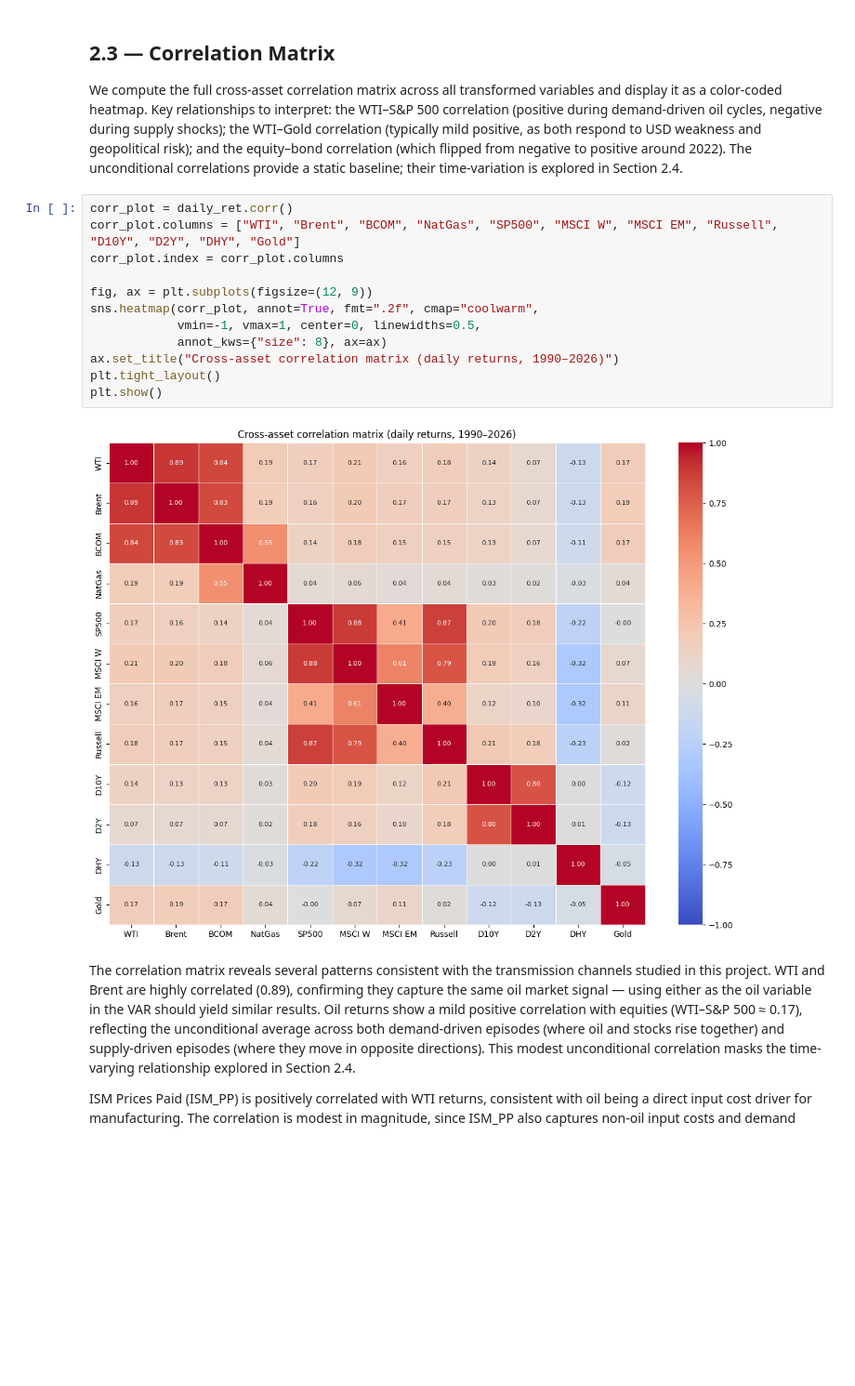
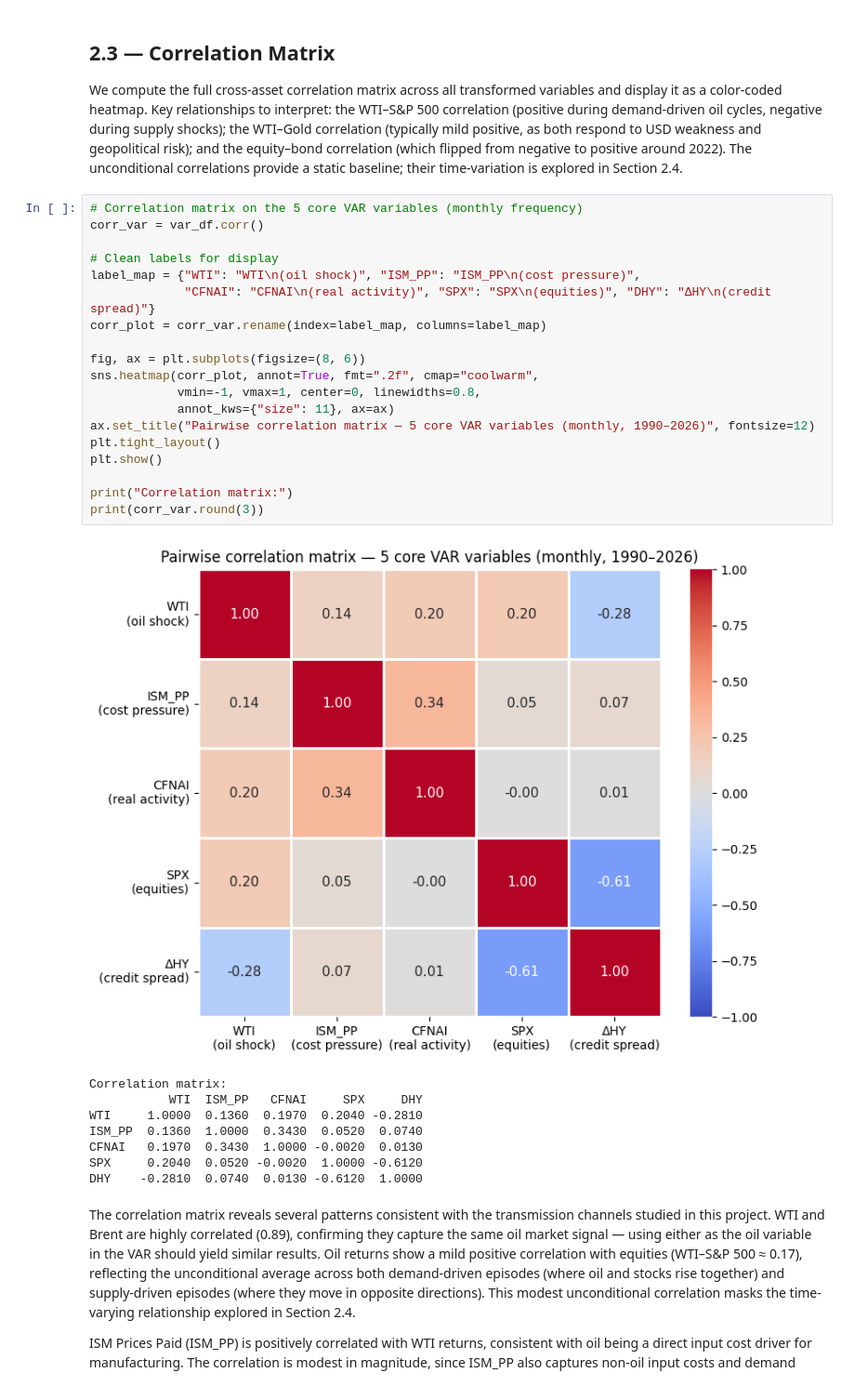
Before and after one commit to Altankaragulle/EMIF_Project_Oil, a Jupyter notebook: EMIF_Oil_Shock_Project.ipynb, the cells around one changed output. Shown at 93% size. Cells and saved outputs as stored; diff of their text form; blank space fills up the shorter version.

```diff
--- a/EMIF_Oil_Shock_Project.ipynb
+++ b/EMIF_Oil_Shock_Project.ipynb
@@ -456,19 +456,33 @@ ISM_PP and CFNAI are closer to Gaussian than the financial variables but still r
 
 We compute the full cross-asset correlation matrix across all transformed variables and display it as a color-coded heatmap. Key relationships to interpret: the WTI–S&P 500 correlation (positive during demand-driven oil cycles, negative during supply shocks); the WTI–Gold correlation (typically mild positive, as both respond to USD weakness and geopolitical risk); and the equity–bond correlation (which flipped from negative to positive around 2022). The unconditional correlations provide a static baseline; their time-variation is explored in Section 2.4.
 # %%
-corr_plot = daily_ret.corr()
-corr_plot.columns = ["WTI", "Brent", "BCOM", "NatGas", "SP500", "MSCI W", "MSCI EM", "Russell", "D10Y", "D2Y", "DHY", "Gold"]
-corr_plot.index = corr_plot.columns
+# Correlation matrix on the 5 core VAR variables (monthly frequency)
+corr_var = var_df.corr()
 
-fig, ax = plt.subplots(figsize=(12, 9))
+# Clean labels for display
+label_map = {"WTI": "WTI\n(oil shock)", "ISM_PP": "ISM_PP\n(cost pressure)",
+             "CFNAI": "CFNAI\n(real activity)", "SPX": "SPX\n(equities)", "DHY": "ΔHY\n(credit spread)"}
+corr_plot = corr_var.rename(index=label_map, columns=label_map)
+
+fig, ax = plt.subplots(figsize=(8, 6))
 sns.heatmap(corr_plot, annot=True, fmt=".2f", cmap="coolwarm",
-            vmin=-1, vmax=1, center=0, linewidths=0.5,
-            annot_kws={"size": 8}, ax=ax)
-ax.set_title("Cross-asset correlation matrix (daily returns, 1990–2026)")
+            vmin=-1, vmax=1, center=0, linewidths=0.8,
+            annot_kws={"size": 11}, ax=ax)
+ax.set_title("Pairwise correlation matrix — 5 core VAR variables (monthly, 1990–2026)", fontsize=12)
 plt.tight_layout()
 plt.show()
+
+print("Correlation matrix:")
+print(corr_var.round(3))
 # %% [output]
-[figure, old version]
+[figure, new version]
+Correlation matrix:
+           WTI  ISM_PP   CFNAI     SPX     DHY
+WTI     1.0000  0.1360  0.1970  0.2040 -0.2810
+ISM_PP  0.1360  1.0000  0.3430  0.0520  0.0740
+CFNAI   0.1970  0.3430  1.0000 -0.0020  0.0130
+SPX     0.2040  0.0520 -0.0020  1.0000 -0.6120
+DHY    -0.2810  0.0740  0.0130 -0.6120  1.0000
 # %% [markdown]
 The correlation matrix reveals several patterns consistent with the transmission channels studied in this project. WTI and Brent are highly correlated (0.89), confirming they capture the same oil market signal — using either as the oil variable in the VAR should yield similar results. Oil returns show a mild positive correlation with equities (WTI–S&P 500 ≈ 0.17), reflecting the unconditional average across both demand-driven episodes (where oil and stocks rise together) and supply-driven episodes (where they move in opposite directions). This modest unconditional correlation masks the time-varying relationship explored in Section 2.4.
 
```
Also changed, not shown: parts of 32 cells of this notebook.
